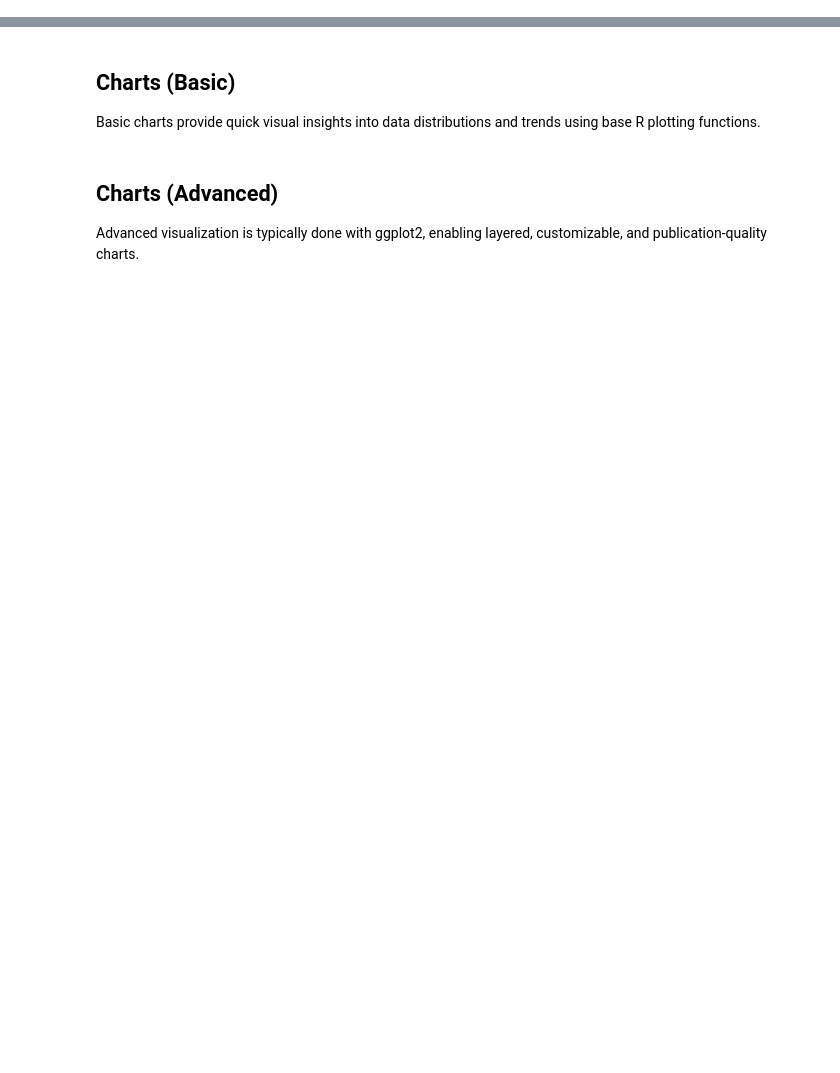
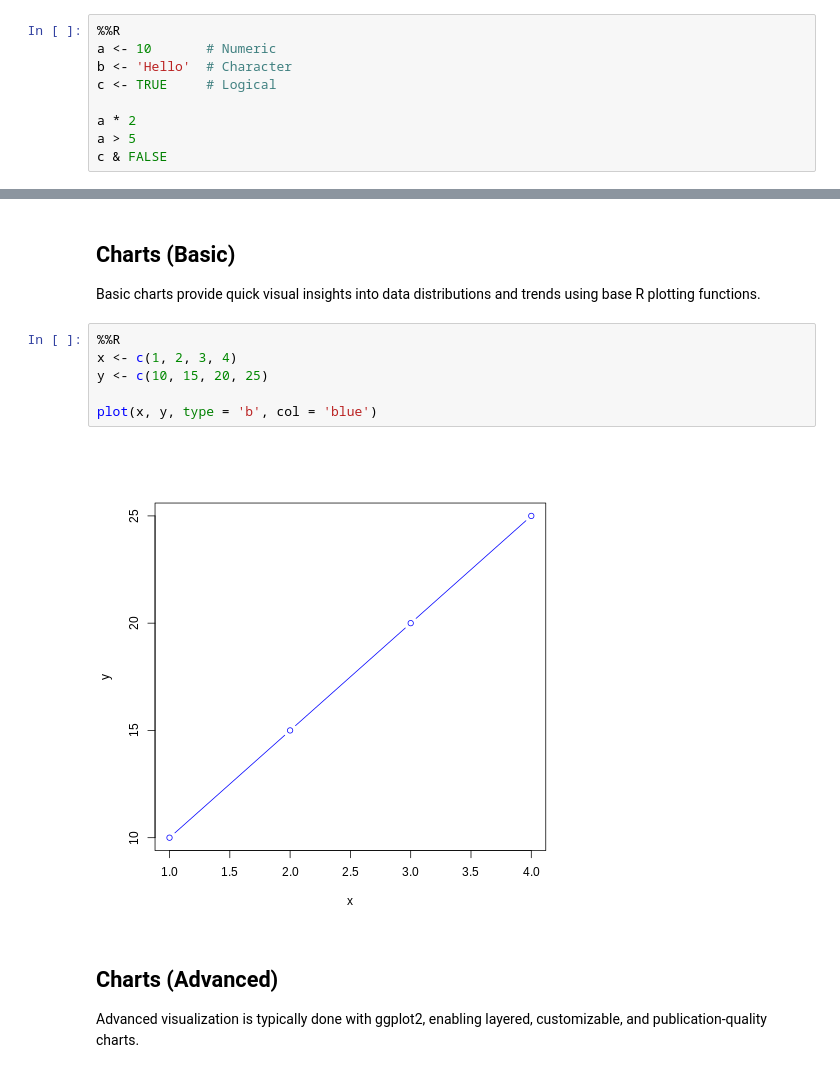
Before and after one commit to guilhermelaviola/AlgorithmDevelopment, a Jupyter notebook: AlgorithmDevelopment.ipynb, the cells around one changed output, grey strips where cells are left out. Drawn from its saved outputs; the diff is of its cells as text; blank space fills up the shorter version.

```diff
--- a/AlgorithmDevelopment.ipynb
+++ b/AlgorithmDevelopment.ipynb
@@ -9,3 +23,12 @@ Algorithm development focuses on breaking down a problem into clear, logical ste
 # %% [markdown]
 ## **Data Types & Operators**
 R supports several data types such as numeric, character, logical, and factor. Operators allow manipulation of these data types using arithmetic, relational, and logical operations.
+# %%
+%%R
+a <- 10       # Numeric
+b <- 'Hello'  # Character
+c <- TRUE     # Logical
+
+a * 2
+a > 5
+c & FALSE
@@ -30,6 +147,14 @@ Advanced dplyr operations include grouping, summarizing, and chaining multiple t
 # %% [markdown]
 ## **Charts (Basic)**
 Basic charts provide quick visual insights into data distributions and trends using base R plotting functions.
+# %%
+%%R
+x <- c(1, 2, 3, 4)
+y <- c(10, 15, 20, 25)
+
+plot(x, y, type = 'b', col = 'blue')
+# %% [output]
+[figure, added]
 # %% [markdown]
 ## **Charts (Advanced)**
 Advanced visualization is typically done with ggplot2, enabling layered, customizable, and publication-quality charts.
```
Also changed, not shown: parts of 20 cells of this notebook.
